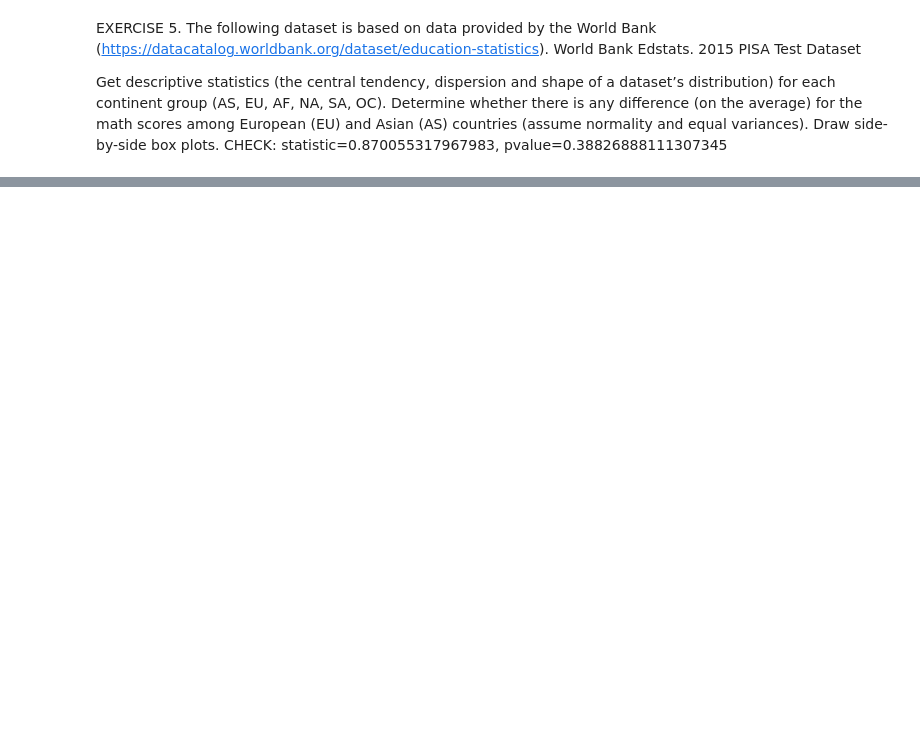
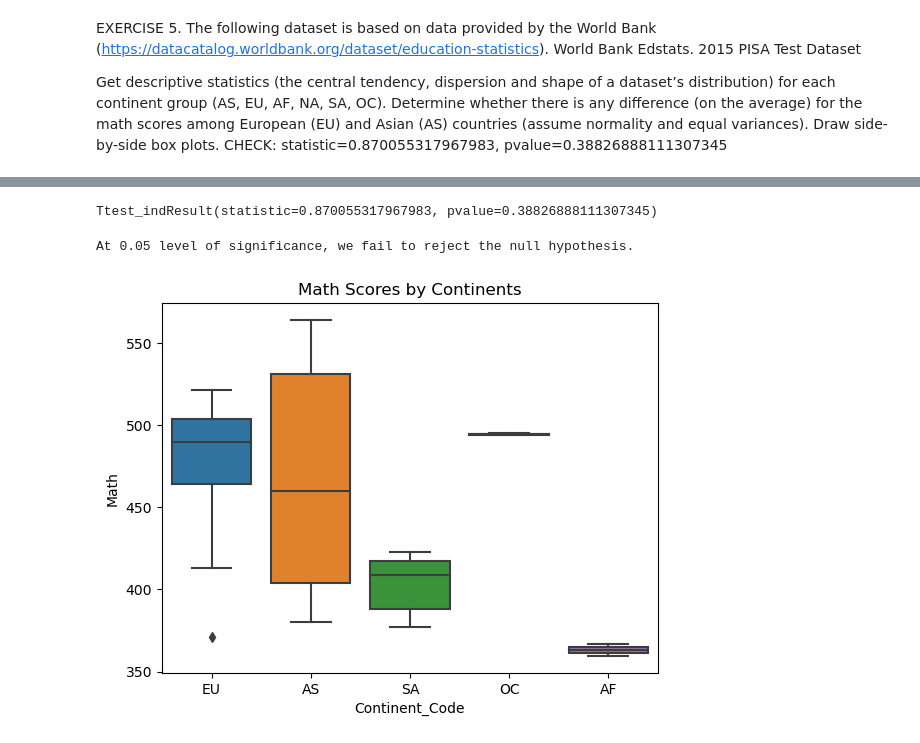
Before and after one commit to huseyin79/02_DATA_ANALYTICS_MODULE, a Jupyter notebook: 3- Classes & Labs/0-ASSIGNMENTS/STATS/Assignment_2.ipynb, the cells around one changed output, grey strips where cells are left out. Saved outputs shown, nothing was run; the diff lists cells and outputs as text; code cells hidden in the pictures; blank space fills up the shorter version.

```diff
--- a/3- Classes & Labs/0-ASSIGNMENTS/STATS/Assignment_2.ipynb
+++ b/3- Classes & Labs/0-ASSIGNMENTS/STATS/Assignment_2.ipynb
@@ -108,3 +136,6 @@ EXERCISE 5. The following dataset is based on data provided by the World Bank (h
 Get descriptive statistics (the central tendency, dispersion and shape of a dataset’s distribution) for each continent group (AS, EU, AF, NA, SA, OC).
 Determine whether there is any difference (on the average) for the math scores among European (EU) and Asian (AS) countries (assume normality and equal variances). Draw side-by-side box plots.
 CHECK: statistic=0.870055317967983, pvalue=0.38826888111307345
+# %%
+pisa = pd.read_csv("2015 PISA Test - Sheet1.csv")
+pisa.head()
@@ -110,0 +164,14 @@ CHECK: statistic=0.870055317967983, pvalue=0.38826888111307345
+# %%
+test_pisa = stats.ttest_ind(pisa[pisa.Continent_Code=="EU"].Math, pisa[pisa.Continent_Code=="AS"].Math, equal_var = True)
+test_pisa
+# %% [output]
+Ttest_indResult(statistic=0.870055317967983, pvalue=0.38826888111307345)
+# %%
+alpha = 0.05
+
+if test_pisa.pvalue<alpha:
+    print('At {} level of significance, we can reject the null hypothesis in favor of alternative hypothesis.'.format(alpha))
+else:
+    print('At {} level of significance, we fail to reject the null hypothesis.'.format(alpha))
+# %% [output]
+At 0.05 level of significance, we fail to reject the null hypothesis.
@@ -110,0 +180,6 @@ CHECK: statistic=0.870055317967983, pvalue=0.38826888111307345
+# %%
+sns.boxplot(x = "Continent_Code", y = "Math", data=pisa)
+plt.title("Math Scores by Continents")
+plt.show()
+# %% [output]
+[figure, added]
```
Also changed, not shown: parts of 18 cells of this notebook, 1 other file.
